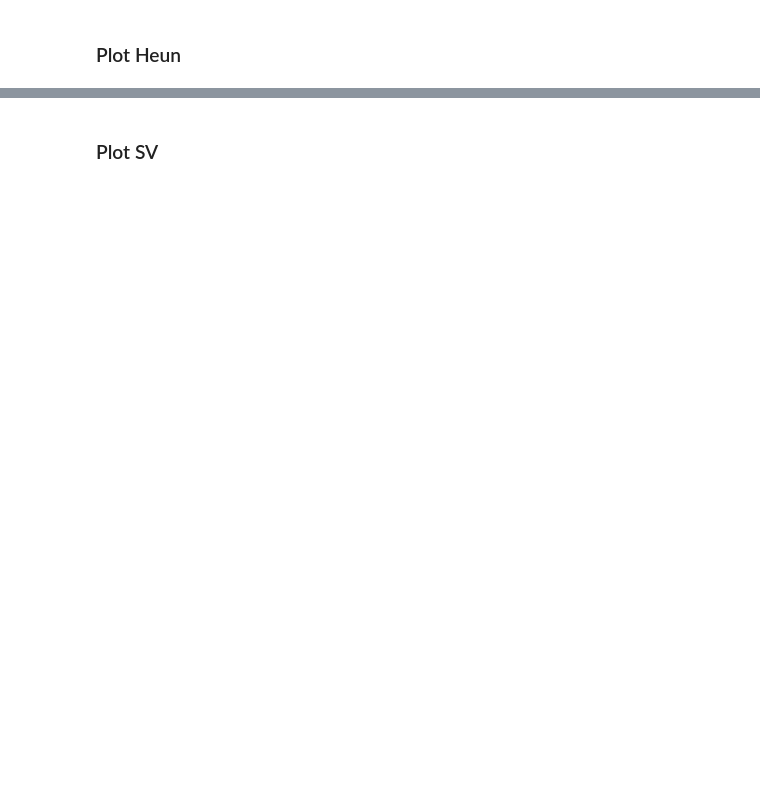
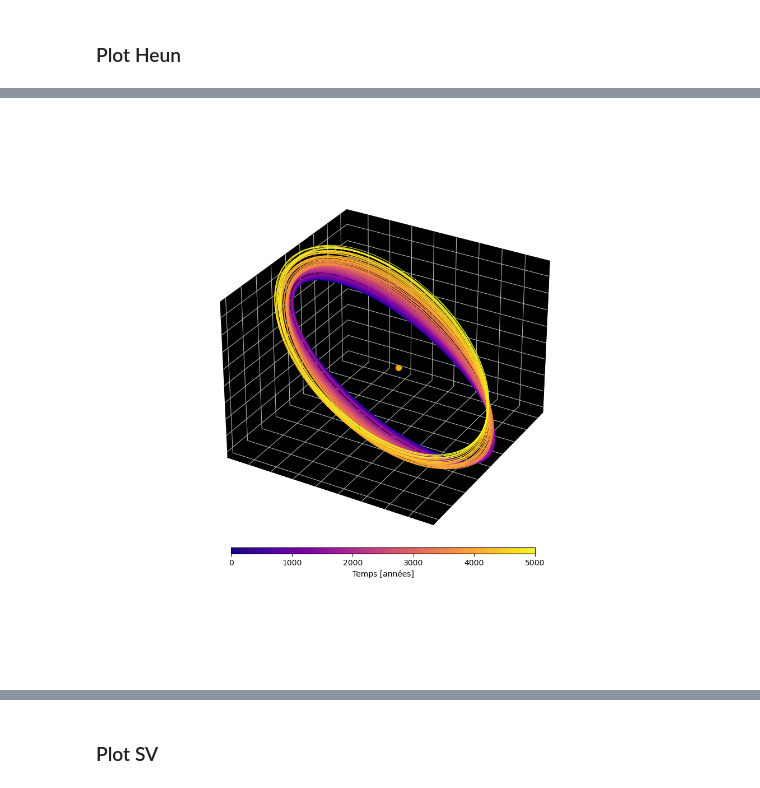
Before and after one commit to ColinDucarme/LPHYS1303---Projet, a Jupyter notebook: FD/Celestial_Dynamics.ipynb, the cells around one changed output, grey strips where cells are left out. Saved outputs shown, nothing was run; the diff lists cells and outputs as text; code cells hidden in the pictures; blank space fills up the shorter version.

```diff
--- a/FD/Celestial_Dynamics.ipynb
+++ b/FD/Celestial_Dynamics.ipynb
@@ -7,9 +9,8 @@ import matplotlib.pyplot as plt
 # %%
-ua = 149597870700 # m/ua
-d = 86400 # s/d
-m_sun = 1.9885e30 # kg/m_Sun
-G = 6.67430e-11 # m³/kg/s²
-G = G*(86400**2)*m_sun/(ua**3) # ua³/m_Sun/d²
-masses2 = np.array([1., 954.79e-6]) # [Sun, Jupiter] in m_Sun
-masses = np.array([1., 954.79e-6, 285.87e-6])
+# ua = 149597870700 # m/ua
+# d = 86400 # s/d
+# m_sun = 1.9885e30 # kg/m_Sun
+# G = 6.67430e-11 # m³/kg/s²
+G = 295.9256211e-6  # G*(86400**2)*m_sun/(ua**3) # ua³/m_Sun/d²
+masses = np.array([1., 954.79e-6, 285.87e-6]) # [Sun, Jupiter] in m_Sun
 # %% [markdown]
@@ -285,0 +221,61 @@ plt.show()
+# %%
+norm = plt.Normalize(solHeun['t'].min(),solHeun['t'].max()) # Etablis la norme pour la colorbar
+
+fig = plt.figure(figsize=(10,10))
+ax = fig.add_subplot(1,1,1,projection='3d')
+
+# Crée la trajectoire de Jupiter et l'associe à la colorbar
+points_J = np.array([solHeun['pos'][3,:],solHeun['pos'][4,:],solHeun['pos'][5,:]]).T.reshape(-1,1,3)
+segments_J = np.concatenate([points_J[:-1], points_J[1:]], axis=1)
+lc_J = Line3DCollection(segments=segments_J,cmap = 'plasma',norm = norm)
+lc_J.set_array(solHeun['t'])
+lc_J.set_linewidth(0.4)
+lc_J.set_alpha(.6)
+line_J = ax.add_collection(lc_J)
+
+ax.set_xlim(left=solHeun['pos'][3,:].min(),right=solHeun['pos'][3,:].max())
+ax.set_ylim(bottom=solHeun['pos'][4,:].min(),top=solHeun['pos'][4,:].max())
+ax.set_zlim(bottom=solHeun['pos'][5,:].min(),top=solHeun['pos'][5,:].max())
+
+if N_body == 3:
+    # Crée la trajectoire de Saturne et l'associe à la colorbar
+    points_S = np.array([solHeun['pos'][6,:],solHeun['pos'][7,:],solHeun['pos'][8,:]]).T.reshape(-1,1,3)
+    segments_S = np.concatenate([points_S[:-1], points_S[1:]], axis=1)
+    lc_S = Line3DCollection(segments=segments_S,cmap = 'plasma',norm = norm)
+    lc_S.set_array(solHeun['t'])
+    lc_S.set_linewidth(.7)
+    lc_S.set_alpha(.6)
+    line_S = ax.add_collection(lc_S)
+
+    ax.set_xlim(left=solHeun['pos'][6,:].min(),right=solHeun['pos'][6,:].max())
+    ax.set_ylim(bottom=solHeun['pos'][7,:].min(),top=solHeun['pos'][7,:].max())
+    ax.set_zlim(bottom=solHeun['pos'][8,:].min(),top=solHeun['pos'][8,:].max())
+
+color = fig.colorbar(line_S,ax=ax,label='Temps [années]',orientation='horizontal',aspect=50,shrink=.7,pad=0)
+color.set_ticks(np.linspace(0,N_tmax*365,6))
+color.set_ticklabels(np.linspace(0,N_tmax,6,dtype=int))
+
+ax.plot(solHeun['pos'][0,:],solHeun['pos'][1,:],solHeun['pos'][2,:],c='orange')
+ax.scatter(solHeun['pos'][0,0],solHeun['pos'][1,0],solHeun['pos'][2,0],c='orange',s=50)
+
+x=1
+ax.xaxis.set_pane_color((x,x,x,1))
+ax.yaxis.set_pane_color((x,x,x,1))
+ax.zaxis.set_pane_color((x,x,x,1))
+ax.grid(color=(1-x,1-x,1-x,1))
+xticks =  ax.xaxis.get_major_ticks()
+for t in xticks:
+    t.set_visible(False)
+    t.set_visible(False)
+yticks =  ax.yaxis.get_major_ticks()
+for t in yticks:
+    t.set_visible(False)
+    t.set_visible(False)
+zticks =  ax.zaxis.get_major_ticks()
+for t in zticks:
+    t.set_visible(False)
+    t.set_visible(False)
+
+plt.show()
+# %% [output]
+[figure, added]
```
Also changed, not shown: parts of 40 cells of this notebook, 6 other files.
